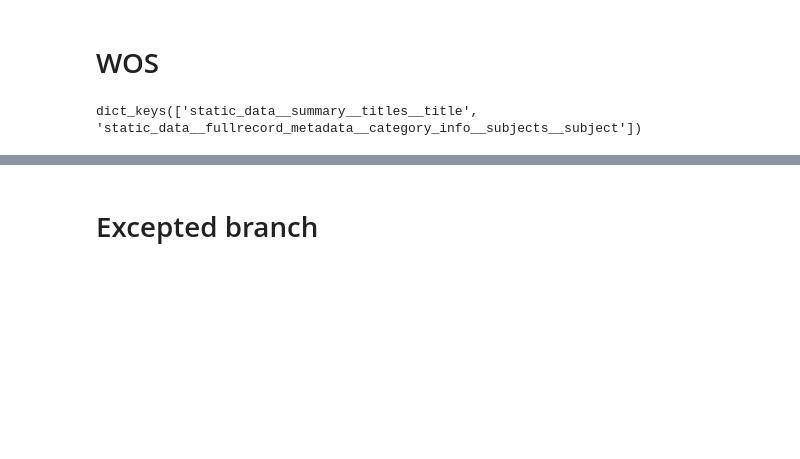
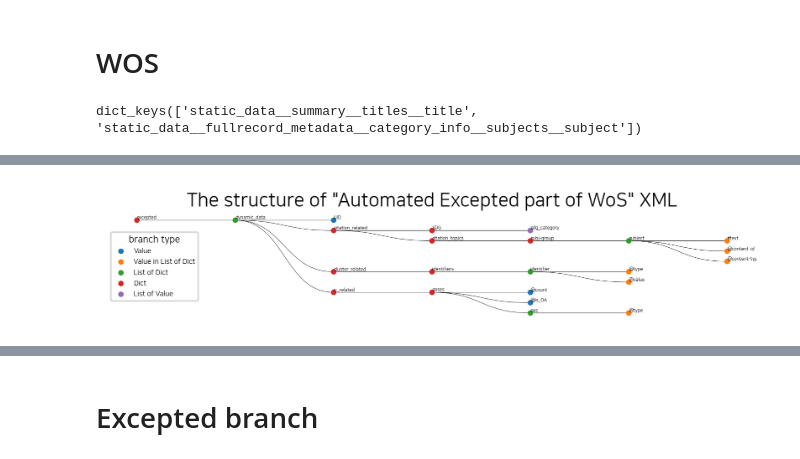
Before and after one commit to KISTI-GlobalRnD/KISTI_DB_Manager, a Jupyter notebook: 0.3.Sample_Code-WoS.ipynb, the cells around one changed output, grey strips where cells are left out. Drawn from its saved outputs; the diff is of its cells as text; code cells hidden in the pictures; blank space fills up the shorter version.

```diff
--- a/0.3.Sample_Code-WoS.ipynb
+++ b/0.3.Sample_Code-WoS.ipynb
@@ -69,7 +69,7 @@ jsons = WOS_extract_jsons(path, f)
 index_key = 'UID'
 except_keys = ['dynamic_data'] # exception part for unstructured json branches
 
-df, df_subs, excepted = processing.extract_data_from_jsons(jsons[:], index_key, except_keys)
+df, df_subs, excepted_part = processing.extract_data_from_jsons(jsons[:], index_key, except_keys)
 # %%
 df_subs.keys()
 # %% [output]
@@ -76,0 +87,16 @@ dict_keys(['static_data__summary__titles__title', 'static_data__fullrecord_metad
+# %%
+forced = {
+    'excepted__dynamic_data__citation_related': 'Dict',
+    'excepted__dynamic_data__cluster_related': 'Dict',
+    'excepted__dynamic_data__ic_related': 'Dict',
+    'excepted__dynamic_data__UID': 'Value',
+}
+data_name = '"Automated Excepted part of WoS"'
+origin = 'excepted'
+fig = plot.plot_schema(excepted_part, data_name=data_name, origin=origin, forced=forced,
+          legend_loc='bottom left', node_size=12, font_size=3, X_SIZE=6, Y_SIZE=1.4, DPI=300
+                )
+plt.tight_layout()
+plt.savefig("Structure_WoS_XML_Excepted.svg")
+# %% [output]
+[figure, added]
```
Also changed, not shown: parts of 10 cells of this notebook, 25 other files.
